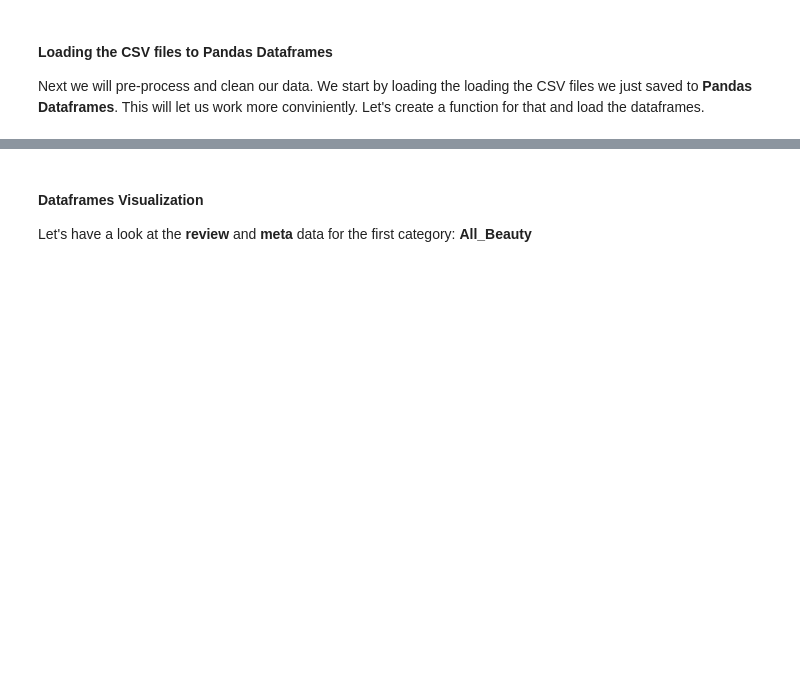
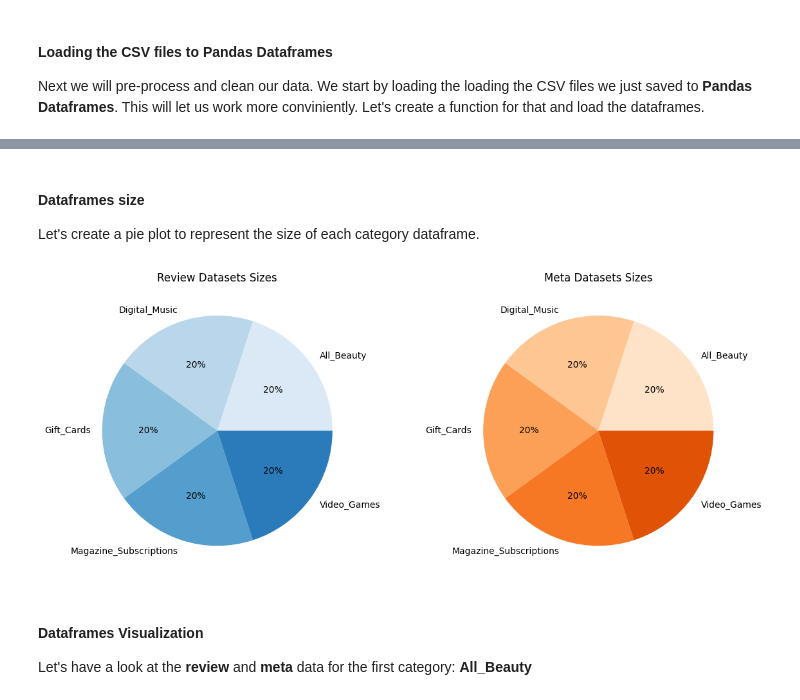
Before and after one commit to AntonisZks/Data-Mining, a Jupyter notebook: Notebooks/data_mining_assignment.ipynb, the cells around one changed output, grey strips where cells are left out. Cells and saved outputs as stored; diff of their text form; code cells hidden in the pictures; blank space fills up the shorter version.

```diff
--- a/Notebooks/data_mining_assignment.ipynb
+++ b/Notebooks/data_mining_assignment.ipynb
@@ -185,3 +194,26 @@ dataframes = load_csv_files(categories, data_path=data_path)
+# %% [markdown]
+#### Dataframes size
+Let's create a pie plot to represent the size of each category dataframe.
+# %%
+import matplotlib.pyplot as plt
+import seaborn as sns
+
+review_sizes = [len(dataframes['review'][category]) for category in categories]
+meta_sizes = [len(dataframes['meta'][category]) for category in categories]
+review_color = sns.color_palette('Blues')
+meta_color = sns.color_palette('Oranges')
+
+fig, axes = plt.subplots(1, 2, figsize=(12, 5))
+axes[0].pie(review_sizes, labels=categories, autopct="%.0f%%", colors=review_color)
+axes[1].pie(meta_sizes, labels=categories, autopct="%.0f%%", colors=meta_color)
+
+axes[0].set_title('Review Datasets Sizes')
+axes[1].set_title('Meta Datasets Sizes')
+
+plt.tight_layout()
+plt.show()
+# %% [output]
+[figure, added]
 # %% [markdown]
 #### Dataframes Visualization
 Let's have a look at the **review** and **meta** data for the first category: **All_Beauty**
```
Also changed, not shown: parts of 29 cells of this notebook.
